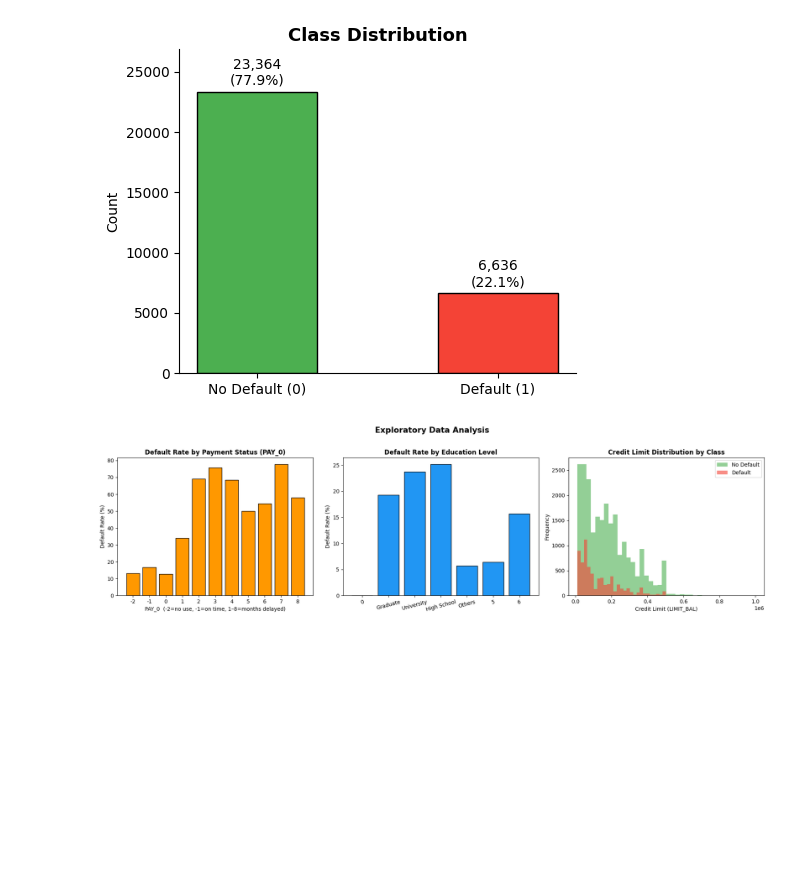
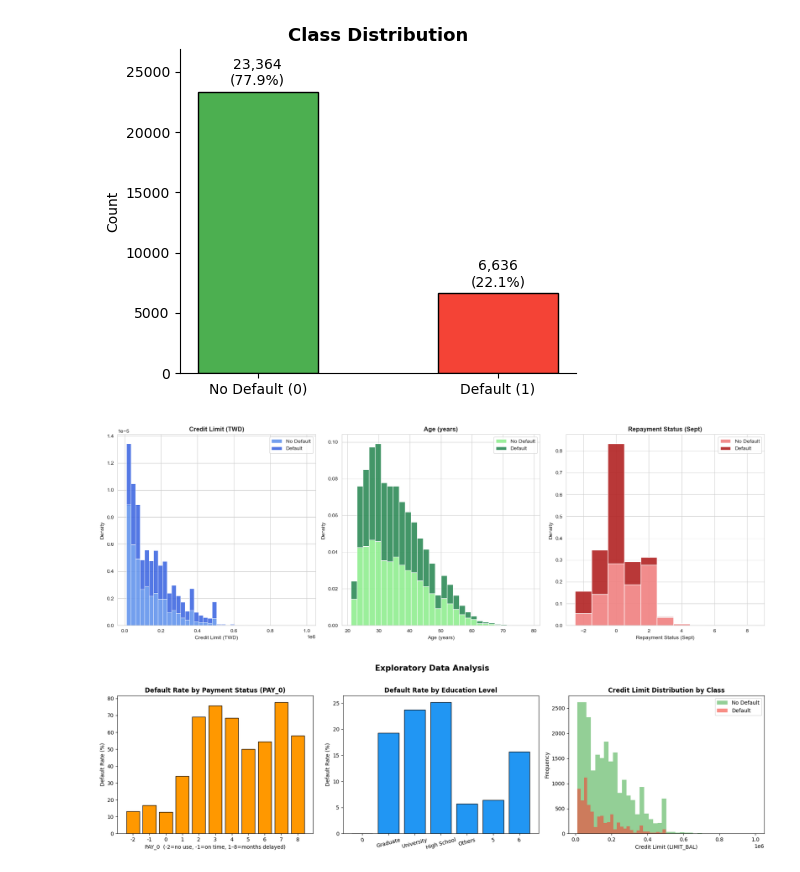
Before and after one commit to Showgath/credit-default-prediction-transformer, a Jupyter notebook: IFTE0002 - Group Project.ipynb, the cells around one changed output. Drawn from its saved outputs; the diff is of its cells as text; code cells hidden in the pictures; blank space fills up the shorter version.

Commit message:
update graph

```diff
--- a/IFTE0002 - Group Project.ipynb
+++ b/IFTE0002 - Group Project.ipynb
@@ -90,6 +90,46 @@ Class Distribution
   No Default (0) : 23,364  (77.88%)
   Default    (1) : 6,636  (22.12%)
 [figure]
+# %%
+sns.set_style("whitegrid")
+
+fig, axes = plt.subplots(1, 3, figsize=(18, 6))
+
+sns.histplot(data=df, x='LIMIT_BAL', hue='default',
+             multiple="stack", stat='density',
+             common_norm=False, element="bars", bins=40,
+             palette=['royalblue', 'cornflowerblue'],
+             ax=axes[0], alpha=0.9, edgecolor=None)
+axes[0].set_title('Credit Limit (TWD)', fontweight='bold')
+axes[0].set_xlabel('Credit Limit (TWD)')
+axes[0].set_ylabel('Density')
+axes[0].legend(title='', labels=['No Default', 'Default'])
+
+sns.histplot(data=df, x='AGE', hue='default',
+             multiple="stack", stat='density',
+             common_norm=False, element="bars", bins=30,
+             palette=['seagreen', 'lightgreen'],
+             ax=axes[1], alpha=0.9, edgecolor=None)
+axes[1].set_title('Age (years)', fontweight='bold')
+axes[1].set_xlabel('Age (years)')
+axes[1].set_ylabel('Density')
+axes[1].legend(title='', labels=['No Default', 'Default'])
+
+sns.histplot(data=df, x='PAY_0', hue='default',
+             multiple="stack", stat='density',
+             common_norm=False, element="bars",
+             palette=['firebrick', 'lightcoral'],
+             ax=axes[2], alpha=0.9, discrete=True)
+axes[2].set_title('Repayment Status (Sept)', fontweight='bold')
+axes[2].set_xlabel('Repayment Status (Sept)')
+axes[2].set_ylabel('Density')
+axes[2].legend(title='', labels=['No Default', 'Default'])
+
+plt.tight_layout()
+plt.savefig("output/feature_distributions.png")
+plt.show()
+# %% [output]
+[figure, added]
 # %%
 fig, axes = plt.subplots(1, 3, figsize=(18, 5))
 
```
Also changed, not shown: parts of 1 cell of this notebook, 3 other files.
